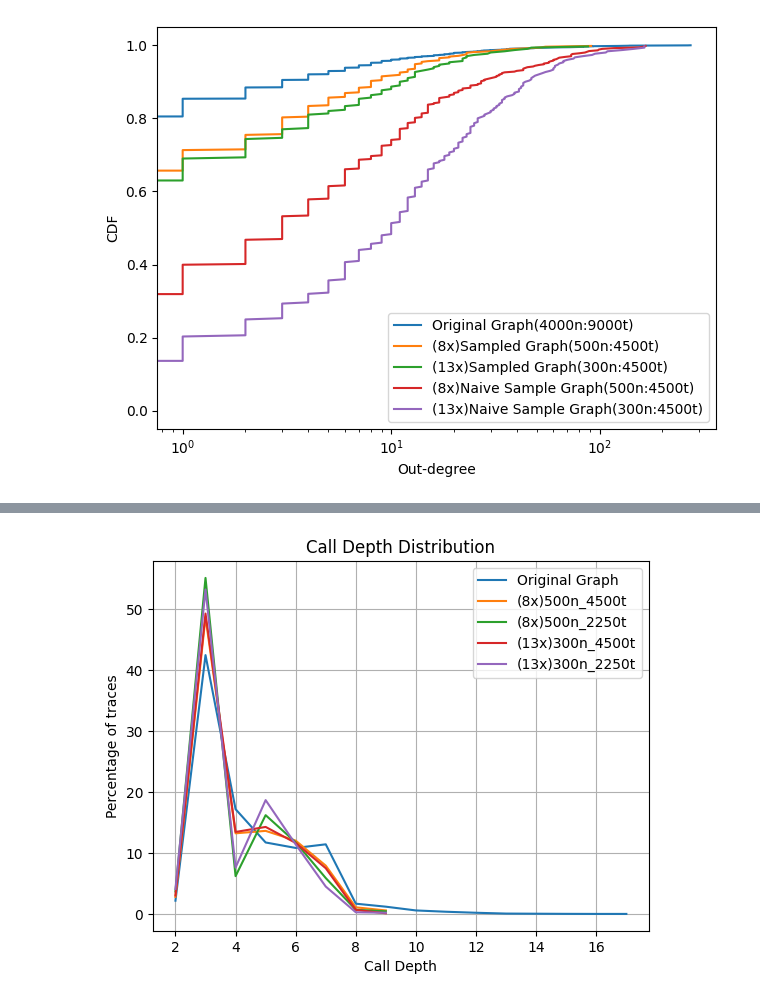
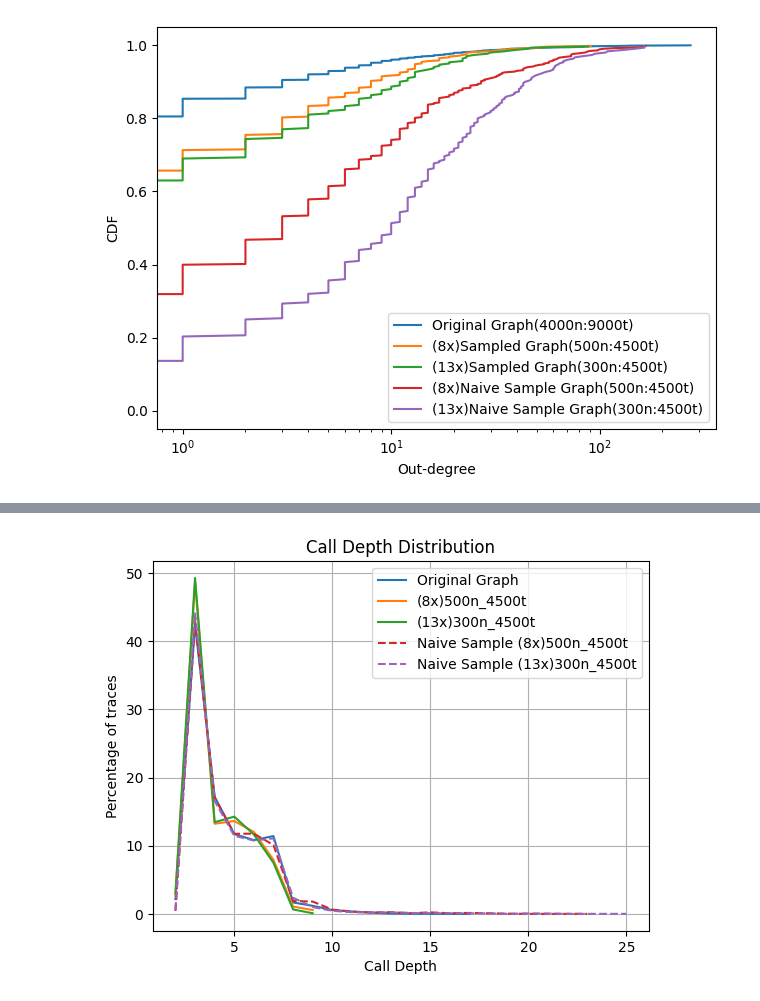
Before and after one commit to ritulS/TraceProc, a Jupyter notebook: graph_evaluation.ipynb, the cells around one changed output, grey strips where cells are left out. Saved outputs shown, nothing was run; the diff lists cells and outputs as text; code cells hidden in the pictures.

```diff
--- a/graph_evaluation.ipynb
+++ b/graph_evaluation.ipynb
@@ -376,28 +469,6 @@ ksds_experiment(ksds_exp_input, G_original_eval)
 '''
 Call depth percentage distribution
 '''
-def calc_graph_depth(G, initial_node):
-    def dfs(node, visited, stack):
-        # Using stack to avoid cycles
-        if node in stack:
-            return 0
-        if node in visited:
-            return visited[node]
-        stack.add(node)
-        max_depth = 0
-        for neighbour in G.successors(node):
-            depth = dfs(neighbour, visited, stack)
-            max_depth = max(max_depth, depth)
-        stack.remove(node)
-        visited[node] = max_depth + 1
-
-        return visited[node]
-
-    visited = {}
-    stack = set()
-    return dfs(initial_node, visited, stack)
-
-
 
 T_details = pkl_to_dict('downsampled_graphs/trace_details_data.pkl')
 
@@ -413,9 +484,11 @@ def call_depth_percentages(traces_dict, T_details):
         G = nx.DiGraph()
         G.add_edges_from(t_edges)
         t_ini_node = T_details[tid][2]
-        if t_ini_node not in G.nodes():
+        if t_ini_node not in G.nodes():# ns sample issue: remapped nodes need new inode
             check_inode_not_in_g.append(tid)
-            continue
+            t_ini_node, _ = find_inode_and_graph_depth(G)
+            if t_ini_node not in G.nodes():
+                continue
         trace_depth = calc_graph_depth(G, t_ini_node)
         if trace_depth not in cd_count_dict:
             cd_count_dict[trace_depth] = 1
@@ -433,43 +506,53 @@ def call_depth_percentages(traces_dict, T_details):
     return cd_percent_arr
 
 class G_cd_eval_info:
-    def __init__(self, traces_dict, T_details, label) -> None:
+    def __init__(self, traces_dict, T_details, label, plt_format='line') -> None:
         self.percent_arr = call_depth_percentages(traces_dict, T_details)
         self.label = label
+        self.plt_format = plt_format
 
 T_prime_500n_2250t = pkl_to_dict('downsampled_graphs/500nodes_2250traces.pkl')
 T_prime_300n_2250t = pkl_to_dict('downsampled_graphs/300nodes_2250traces.pkl')
 
 
 
 G_original = G_cd_eval_info(T_original, T_details, 'Original Graph')
 G_prime_500n_4500t = G_cd_eval_info(T_prime_500n_4500t, T_details, '(8x)500n_4500t')
-G_prime_500n_2250t = G_cd_eval_info(T_prime_500n_2250t, T_details, '(8x)500n_2250t')
+# G_prime_500n_2250t = G_cd_eval_info(T_prime_500n_2250t, T_details, '(8x)500n_2250t')
 G_prime_300n_4500t = G_cd_eval_info(T_prime_300n_4500t, T_details, '(13x)300n_4500t')
-G_prime_300n_2250t = G_cd_eval_info(T_prime_300n_2250t, T_details, '(13x)300n_2250t')
+# G_prime_300n_2250t = G_cd_eval_info(T_prime_300n_2250t, T_details, '(13x)300n_2250t')
+G_ns_500n_4500t = G_cd_eval_info(T_ns_500n_4500t, T_details, 'Naive Sample (8x)500n_4500t', '--')
+G_ns_300n_4500t = G_cd_eval_info(T_ns_300n_4500t, T_details, 'Naive Sample (13x)300n_4500t', '--')
 
 
-cd_eval_arr = [G_original,G_prime_500n_4500t,G_prime_500n_2250t,\
-               G_prime_300n_4500t,G_prime_300n_2250t]
+cd_eval_arr = [G_original,G_prime_500n_4500t,G_prime_300n_4500t,\
+               G_ns_500n_4500t,G_ns_300n_4500t]
+
+# ,G_prime_500n_4500t,G_prime_300n_4500t
 
 def call_depth_eval_exp(cd_eval_arr):
 
     for g_cd_eval_info in cd_eval_arr:
         cd_percent_arr = g_cd_eval_info.percent_arr
         label = g_cd_eval_info.label
+        # print(label)
         valid_cds = [x[0] for x in cd_percent_arr]
         cd_percentages = [x[1] for x in cd_percent_arr]
-        plt.plot(valid_cds, cd_percentages, label=f"{label}")
+        # print(cd_percent_arr)
+        if g_cd_eval_info.plt_format == '--':
+            plt.plot(valid_cds, cd_percentages, label=f"{label}", linestyle='--')
+        else:
+            plt.plot(valid_cds, cd_percentages, label=f"{label}")
 
     plt.grid(True)
     plt.xlabel('Call Depth')
     plt.ylabel('Percentage of traces')
     plt.title('Call Depth Distribution')
     plt.legend()
-    plt.savefig('figs/cd_distribution_eval.png')
+    plt.savefig('figs/cd_distribution_eval_with_ns.png')
     # plt.show()
 
 call_depth_eval_exp(cd_eval_arr)
 # %% [output]
-[figure, old version]
+[figure, new version]
 # %%
```
Also changed, not shown: parts of 4 cells of this notebook, 1 other file.
